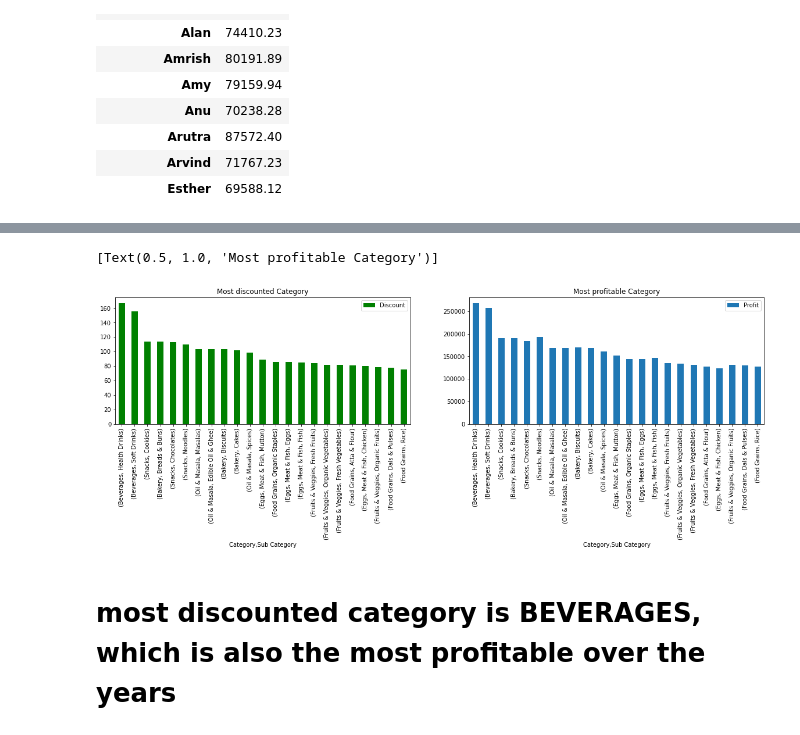
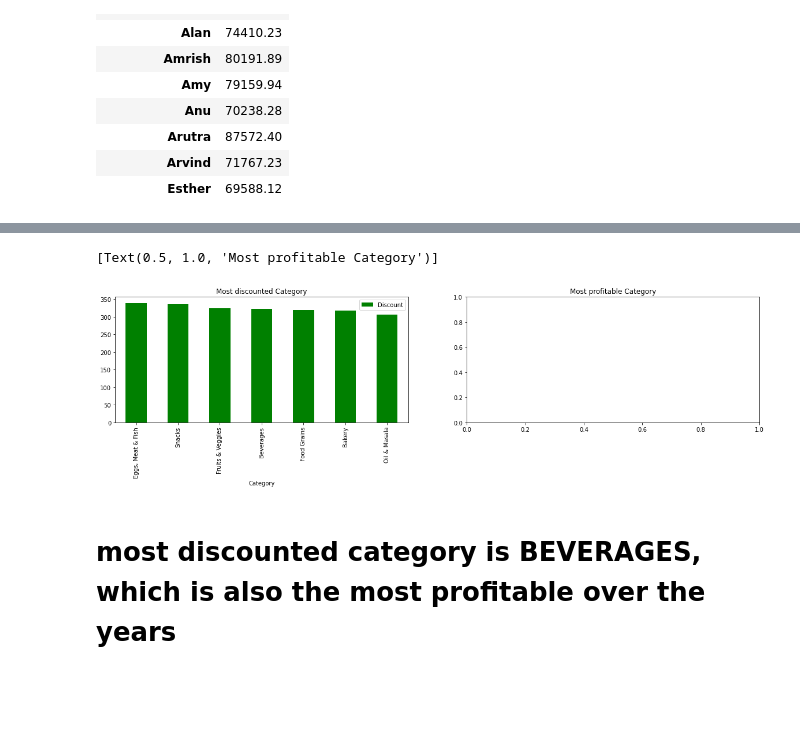
Before and after one commit to godwinnwalozie/Cricket--Every-International-Innings--1981-2022-, a Jupyter notebook: supermarket.ipynb, the cells around one changed output, grey strips where cells are left out. Cells and saved outputs as stored; diff of their text form; code cells hidden in the pictures; blank space fills up the shorter version.

```diff
--- a/supermarket.ipynb
+++ b/supermarket.ipynb
@@ -203,5 +209,5 @@ cust_cat[:10]
 # %%
-dis_prod = record.loc[:,["Category","Sub Category", "Discount","Profit"]].groupby(["Category","Sub Category"]).sum()\
-    .sort_values(["Discount","Profit"], ascending  = [False,False])
+dis_prod = record.loc[:,["Category","Sub Category", "Discount"]].groupby(["Category"]).sum()\
+    .sort_values(["Discount"], ascending = False)
 dis_prod
 # %% [output]
@@ -226,11 +223,11 @@ dis_prod
 # %%
 fig,(ax1,ax2) =plt.subplots(nrows = 1, ncols=2, figsize = (20,4))
 dis_prod.plot(kind = "bar", y = 'Discount',ax=ax1, color = 'green')
-dis_prod.plot(kind = "bar", y = 'Profit',ax=ax2)
+# dis_prod.plot(kind = "bar", y = 'Profit',ax=ax2)
 ax1.set(title ="Most discounted Category")
 ax2.set(title ="Most profitable Category")
 # %% [output]
 [Text(0.5, 1.0, 'Most profitable Category')]
-[figure, old version]
+[figure, new version]
 # %% [markdown]
 #  most discounted category is BEVERAGES, which is also the most profitable over the years
```
Also changed, not shown: parts of 5 cells of this notebook.
